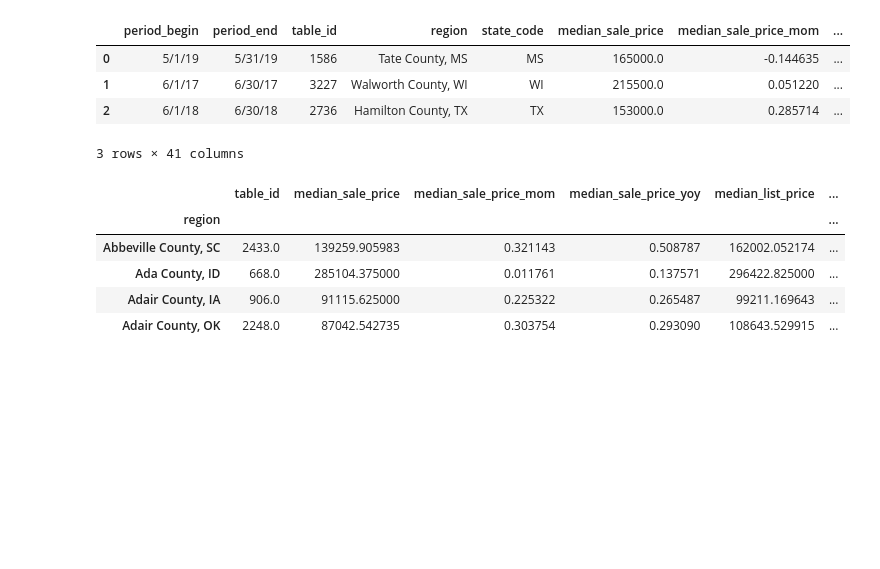
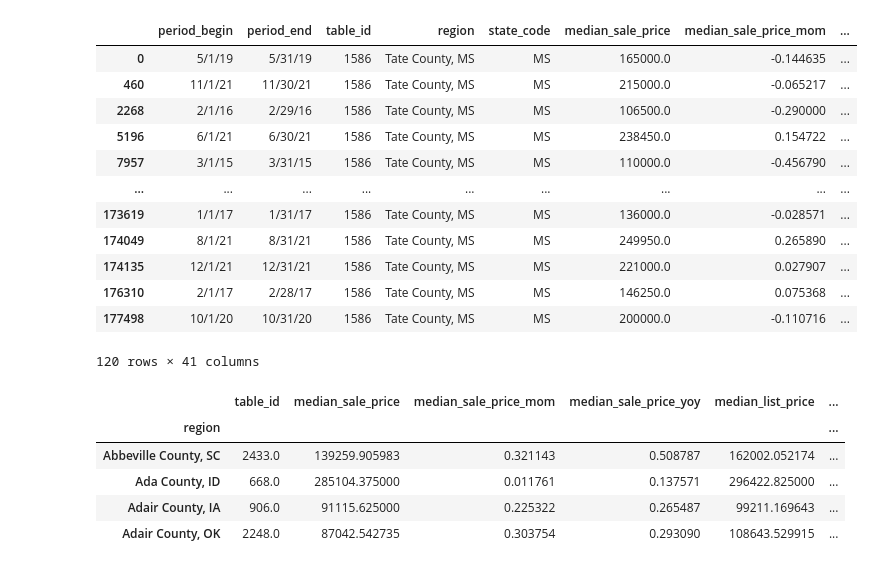
Before and after one commit to laurenweiner/GW-Bootcamp-Project, a Jupyter notebook: group_ml.ipynb, the cells around one changed output. Drawn from its saved outputs; the diff is of its cells as text; code cells hidden in the pictures; blank space fills up the shorter version.

```diff
--- a/group_ml.ipynb
+++ b/group_ml.ipynb
@@ -23,13 +23,22 @@ Index(['period_begin', 'period_end', 'table_id', 'region', 'state_code',
        'sold_above_list_yoy'],
       dtype='object')
 # %%
-df.head(3)
+k = df.loc[df.region == "Tate County, MS"]
+k.sort_values(by = )
 # %% [output]
 |  | period_begin | period_end | table_id | region | state_code | median_sale_price | median_sale_price_mom | ... |
 | 0 | 5/1/19 | 5/31/19 | 1586 | Tate County, MS | MS | 165000.0 | -0.144635 | ... |
-| 1 | 6/1/17 | 6/30/17 | 3227 | Walworth County, WI | WI | 215500.0 | 0.051220 | ... |
-| 2 | 6/1/18 | 6/30/18 | 2736 | Hamilton County, TX | TX | 153000.0 | 0.285714 | ... |
+| 460 | 11/1/21 | 11/30/21 | 1586 | Tate County, MS | MS | 215000.0 | -0.065217 | ... |
+| 2268 | 2/1/16 | 2/29/16 | 1586 | Tate County, MS | MS | 106500.0 | -0.290000 | ... |
+| 5196 | 6/1/21 | 6/30/21 | 1586 | Tate County, MS | MS | 238450.0 | 0.154722 | ... |
+| 7957 | 3/1/15 | 3/31/15 | 1586 | Tate County, MS | MS | 110000.0 | -0.456790 | ... |
+| ... | ... | ... | ... | ... | ... | ... | ... | ... |
+| 173619 | 1/1/17 | 1/31/17 | 1586 | Tate County, MS | MS | 136000.0 | -0.028571 | ... |
+| 174049 | 8/1/21 | 8/31/21 | 1586 | Tate County, MS | MS | 249950.0 | 0.265890 | ... |
+| 174135 | 12/1/21 | 12/31/21 | 1586 | Tate County, MS | MS | 221000.0 | 0.027907 | ... |
+| 176310 | 2/1/17 | 2/28/17 | 1586 | Tate County, MS | MS | 146250.0 | 0.075368 | ... |
+| 177498 | 10/1/20 | 10/31/20 | 1586 | Tate County, MS | MS | 200000.0 | -0.110716 | ... |
-3 rows × 41 columns
+120 rows × 41 columns
 # %%
 df1.head(4)
 # %% [output]
```
Also changed, not shown: parts of 10 cells of this notebook, 3 other files.
